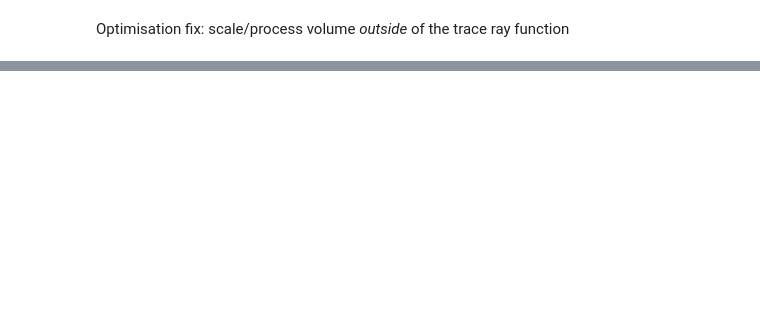
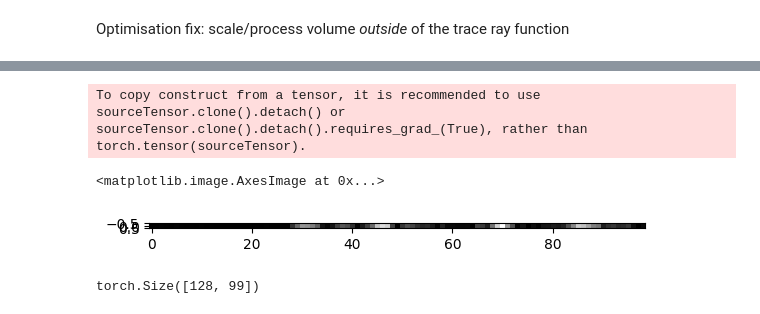
Before and after one commit to gduguey/DiffUS, a Jupyter notebook: notebooks/fxiafixing_voxel_plot.ipynb, the cells around one changed output, grey strips where cells are left out. Cells and saved outputs as stored; diff of their text form; code cells hidden in the pictures; blank space fills up the shorter version.

```diff
--- a/notebooks/fxiafixing_voxel_plot.ipynb
+++ b/notebooks/fxiafixing_voxel_plot.ipynb
@@ -397,0 +395,5 @@ Execution time: 0.0040 seconds
+# %%
+directions = [torch.tensor(d, dtype=torch.float32) for d in directions]
+# %%
+s = torch.tensor([128.0, 128.0, 0])
+d = torch.tensor([0.0, 0.0, 1.0])
@@ -397,0 +576,14 @@ Execution time: 0.0040 seconds
+# %%
+plt.imshow(UR.simulate_ray(
+    volume=volume,
+    source=s,
+    direction=directions[0],
+).unsqueeze(0).cpu().numpy(), cmap="gray")
+# %% [output]
+To copy construct from a tensor, it is recommended to use sourceTensor.clone().detach() or sourceTensor.clone().detach().requires_grad_(True), rather than torch.tensor(sourceTensor).
+<matplotlib.image.AxesImage at 0x...>
+[figure, added]
+# %%
+R.shape
+# %% [output]
+torch.Size([128, 99])
```
Also changed, not shown: parts of 24 cells of this notebook, 2 other files.
